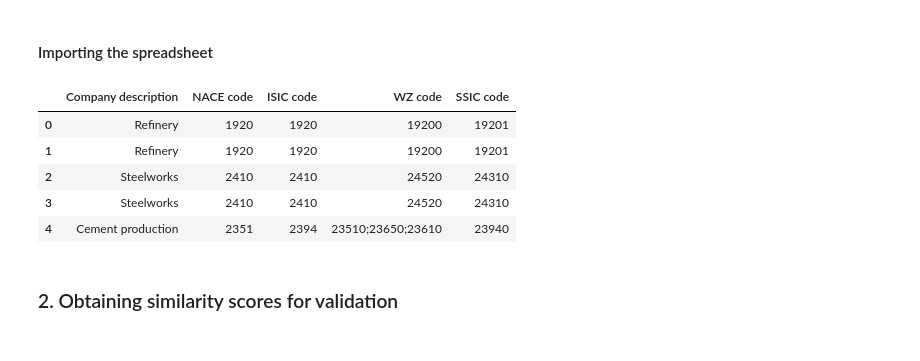
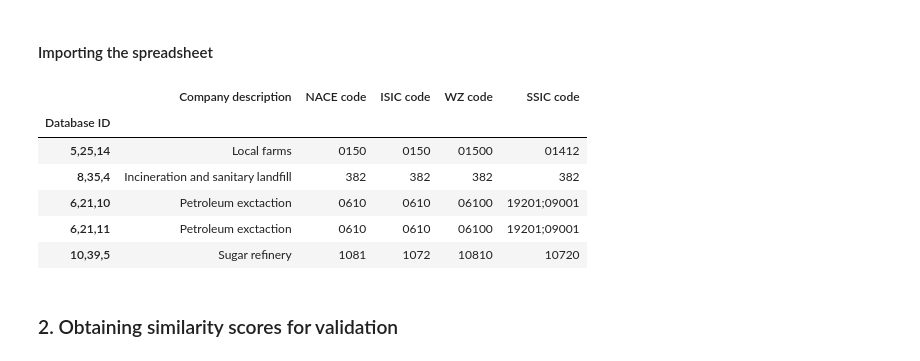
Before and after one commit to vegetablestabber/internship-one, a Jupyter notebook: notebooks/match_maestri.ipynb, the cells around one changed output. Drawn from its saved outputs; the diff is of its cells as text; code cells hidden in the pictures.

```diff
--- a/notebooks/match_maestri.ipynb
+++ b/notebooks/match_maestri.ipynb
@@ -63,9 +47,13 @@ for i in range(len(MAESTRI_ROLES)):
+# %%
+# Read the MAESTRI dataset as a DataFrame
+maestri_dfs = load_maestri()
 # %%
-maestri_dfs[0].head()
+maestri_dfs[1].head()
 # %% [output]
 |  | Company description | NACE code | ISIC code | WZ code | SSIC code |
-| 0 | Refinery | 1920 | 1920 | 19200 | 19201 |
-| 1 | Refinery | 1920 | 1920 | 19200 | 19201 |
-| 2 | Steelworks | 2410 | 2410 | 24520 | 24310 |
-| 3 | Steelworks | 2410 | 2410 | 24520 | 24310 |
-| 4 | Cement production | 2351 | 2394 | 23510;23650;23610 | 23940 |
+| Database ID |  |  |  |  |  |
+| 5,25,14 | Local farms | 0150 | 0150 | 01500 | 01412 |
+| 8,35,4 | Incineration and sanitary landfill | 382 | 382 | 382 | 382 |
+| 6,21,10 | Petroleum exctaction | 0610 | 0610 | 06100 | 19201;09001 |
+| 6,21,11 | Petroleum exctaction | 0610 | 0610 | 06100 | 19201;09001 |
+| 10,39,5 | Sugar refinery | 1081 | 1072 | 10810 | 10720 |
```
Also changed, not shown: parts of 18 cells of this notebook, 11 other files.
